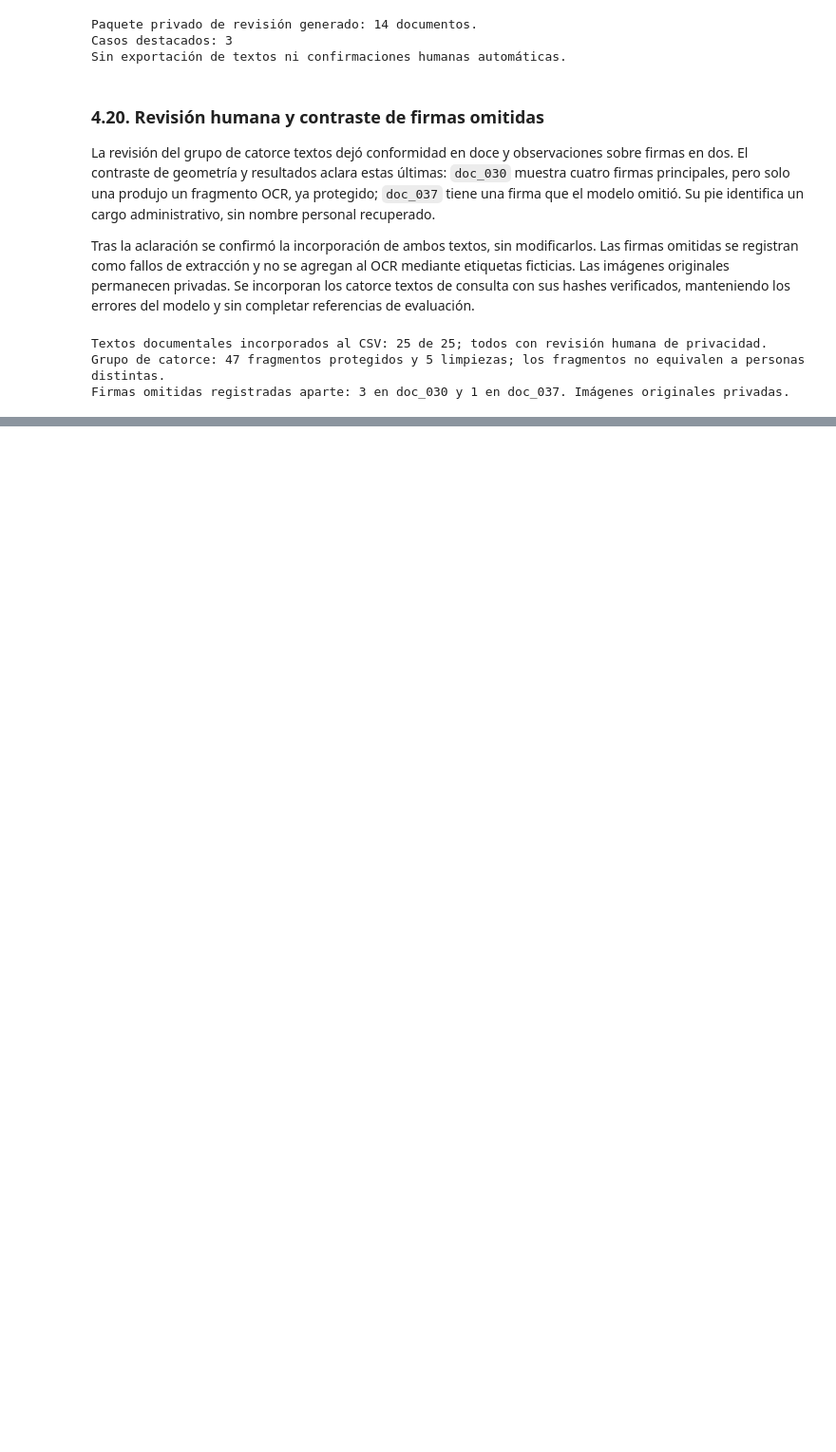
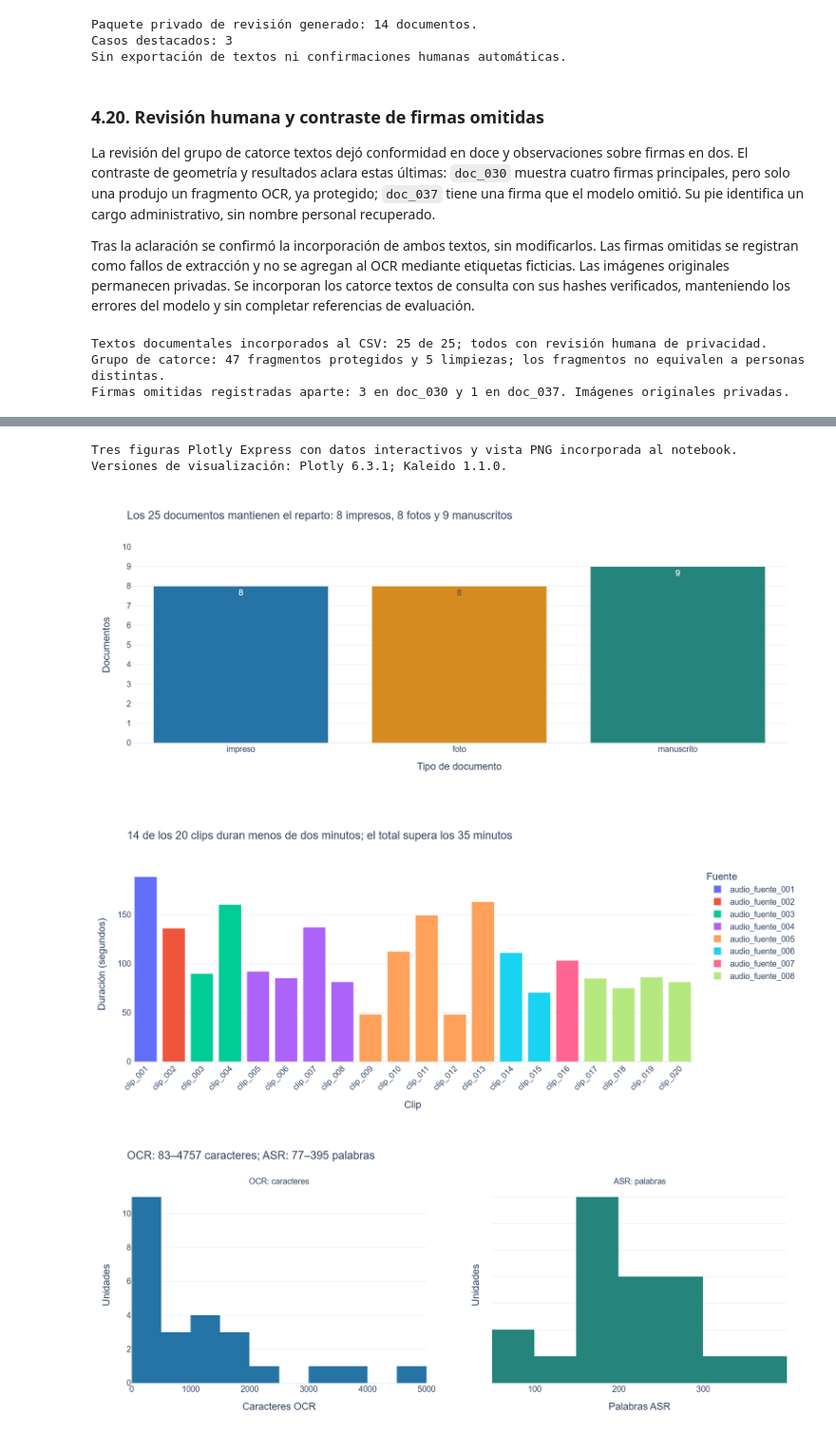
Before and after one commit to bocchienjoyer/python_intermedio, a Jupyter notebook: tarea_2/01_extraccion.ipynb, the cells around one changed output, grey strips where cells are left out. Shown at 95% size. Drawn from its saved outputs; the diff is of its cells as text; code cells hidden in the pictures; blank space fills up the shorter version.

Commit message:
corpus: exportar ASR revisado y analizar distribuciones con Plotly

```diff
--- a/tarea_2/01_extraccion.ipynb
+++ b/tarea_2/01_extraccion.ipynb
@@ -2926,7 +2928,6 @@ with ruta_csv.open(encoding='utf-8',newline='') as f:
  lector=csv.DictReader(f);columnas=lector.fieldnames;filas=list(lector)
 diar=json.loads((RAIZ/'datos/raw/audio/diarizacion_conteo_conocido/clip_005/metadatos.json').read_text(encoding='utf-8'))
 for fila in filas:
- assert fila['texto_asr']=='' and fila['texto_referencia']==''
  if fila['id']=='clip_005':
   fila['n_hablantes']=str(diar['n_hablantes_grupos'])
   marca='; WeSpeaker, 2 grupos fijados por escucha previa; modelos/diarizacion_conteo_conocido.json'
@@ -2934,6 +2935,6 @@ for fila in filas:
 with ruta_csv.open('w',encoding='utf-8',newline='') as f:
  w=csv.DictWriter(f,fieldnames=columnas,lineterminator='\n');w.writeheader();w.writerows(filas)
 print('Paquete de privacidad: 20 textos completos;',sum(len(e['protecciones']) for e in plan['clips']),'fragmentos protegidos.')
-print('Ninguna aprobación inferida ni texto incorporado al CSV público. Referencias manuales vacías.')
+print('Este paso prepara el paquete; no confirma revisiones ni incorpora textos nuevos al CSV público.')
 # %% [output]
 Paquete de privacidad: 20 textos completos; 25 fragmentos protegidos.
@@ -5206,3 +5361,63 @@ Preparar tres gráficos interactivos: distribución por tipo de documento; durac
+# %%
+import os,base64
+import plotly,plotly.express as px
+from IPython.display import display
+
+# Kaleido utiliza un navegador Chromium para incorporar una vista PNG en GitHub.
+# BROWSER_PATH permite elegir el navegador instalado sin modificar el sistema.
+if not os.environ.get('BROWSER_PATH'):
+ candidatos=[Path(os.environ.get('PROGRAMFILES(X86)',''))/'Microsoft/Edge/Application/msedge.exe',
+             Path(os.environ.get('PROGRAMFILES',''))/'Google/Chrome/Application/chrome.exe']
+ for candidato in candidatos:
+  if candidato.is_file():os.environ['BROWSER_PATH']=str(candidato);break
+salida_eda=RAIZ/'datos/raw/eda';salida_eda.mkdir(exist_ok=True)
+documentos['caracteres_ocr']=documentos.texto_ocr.str.len()
+audios['palabras_asr']=audios.texto_asr.map(lambda t:len(re.sub(r'\[HABLANTE_\d+\]','',t).split()))
+audios['id_fuente']=audios.id.map(f_por_id.id_fuente)
+conteos=documentos.groupby('tipo').size().reindex(['impreso','foto','manuscrito']).rename('documentos').reset_index()
+fig_tipos=px.bar(conteos,x='tipo',y='documentos',color='tipo',text='documentos',
+ color_discrete_map={'impreso':'#2673a6','foto':'#d58b20','manuscrito':'#25847b'},
+ title='Los 25 documentos mantienen el reparto: 8 impresos, 8 fotos y 9 manuscritos',
+ labels={'tipo':'Tipo de documento','documentos':'Documentos'})
+fig_tipos.update_layout(showlegend=False,yaxis=dict(dtick=1,range=[0,10]))
+menos_dos=int((audios.duracion_seg<120).sum())
+fig_duracion=px.bar(audios.sort_values('id'),x='id',y='duracion_seg',color='id_fuente',
+ title=f'{menos_dos} de los 20 clips duran menos de dos minutos; el total supera los 35 minutos',
+ labels={'id':'Clip','duracion_seg':'Duración (segundos)','id_fuente':'Fuente'},
+ hover_data={'palabras_asr':True})
+fig_duracion.update_layout(xaxis_tickangle=-45)
+longitudes=pd.concat([
+ pd.DataFrame({'id':documentos.id,'modalidad':'OCR: caracteres','longitud':documentos.caracteres_ocr}),
+ pd.DataFrame({'id':audios.id,'modalidad':'ASR: palabras','longitud':audios.palabras_asr})],ignore_index=True)
+fig_longitudes=px.histogram(longitudes,x='longitud',facet_col='modalidad',facet_col_spacing=0.10,color='modalidad',nbins=10,
+ title=f'OCR: {documentos.caracteres_ocr.min()}–{documentos.caracteres_ocr.max()} caracteres; ASR: {audios.palabras_asr.min()}–{audios.palabras_asr.max()} palabras',
+ labels={'longitud':'Longitud del texto publicado','count':'Unidades'},
+ color_discrete_map={'OCR: caracteres':'#2673a6','ASR: palabras':'#25847b'},
+ category_orders={'modalidad':['OCR: caracteres','ASR: palabras']})
+fig_longitudes.update_xaxes(matches=None)
+fig_longitudes.update_xaxes(title_text='Caracteres OCR',row=1,col=1)
+fig_longitudes.update_xaxes(title_text='Palabras ASR',row=1,col=2)
+for traza in fig_longitudes.data:
+ traza.update(bingroup=traza.name,xbins=dict(size=500 if traza.name.startswith('OCR') else 50))
+fig_longitudes.update_yaxes(matches=None,title_text='Unidades')
+fig_longitudes.for_each_annotation(lambda a:a.update(text=a.text.split('=')[-1]))
+fig_longitudes.update_layout(showlegend=False)
+figuras={'tipos_documento':fig_tipos,'duracion_audio':fig_duracion,'longitud_textos':fig_longitudes}
+for nombre,fig in figuras.items():
+ fig.update_layout(template='plotly_white',font=dict(family='Arial',size=13),title=dict(font_size=18),
+  margin=dict(t=90,l=65,r=30,b=85),width=1150,height=490)
+ fig.write_html(salida_eda/f'{nombre}.html',include_plotlyjs=True,full_html=True)
+ imagen=fig.to_image(format='png',width=1150,height=490,scale=1.5)
+ (salida_eda/f'{nombre}.png').write_bytes(imagen)
+ display({'application/vnd.plotly.v1+json':json.loads(fig.to_json()),'image/png':base64.b64encode(imagen).decode('ascii')},raw=True)
+print('Tres figuras Plotly Express con datos interactivos y vista PNG incorporada al notebook.')
+print(f'Versiones de visualización: Plotly {plotly.__version__}; Kaleido 1.1.0.')
+# %% [output]
+Tres figuras Plotly Express con datos interactivos y vista PNG incorporada al notebook.
+Versiones de visualización: Plotly 6.3.1; Kaleido 1.1.0.
+[figure, added]
+[figure, added]
+[figure, added]
 # %% [markdown]
 ## 7. Validación de extremos
 
```
Also changed, not shown: parts of 11 cells of this notebook, 4 other files.
